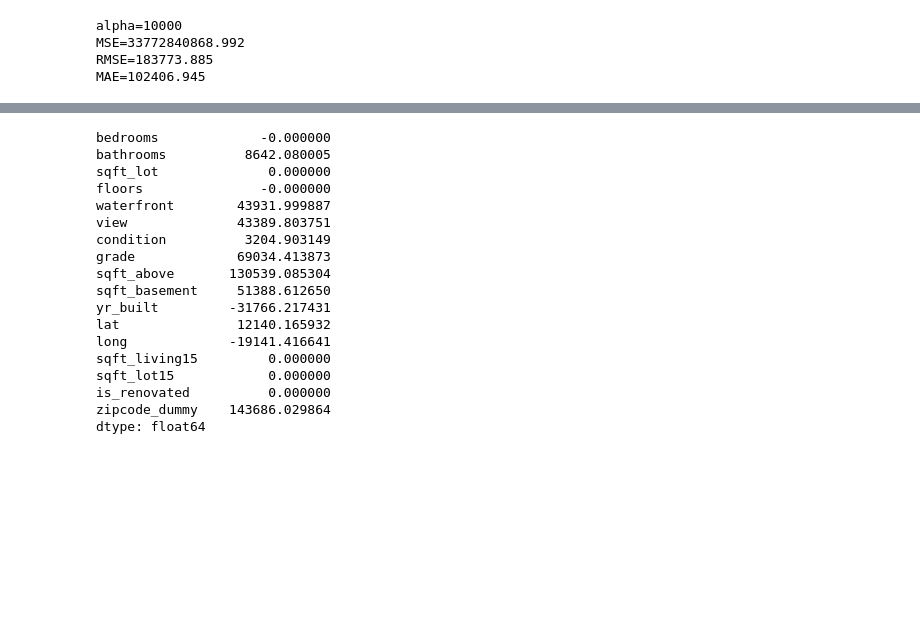
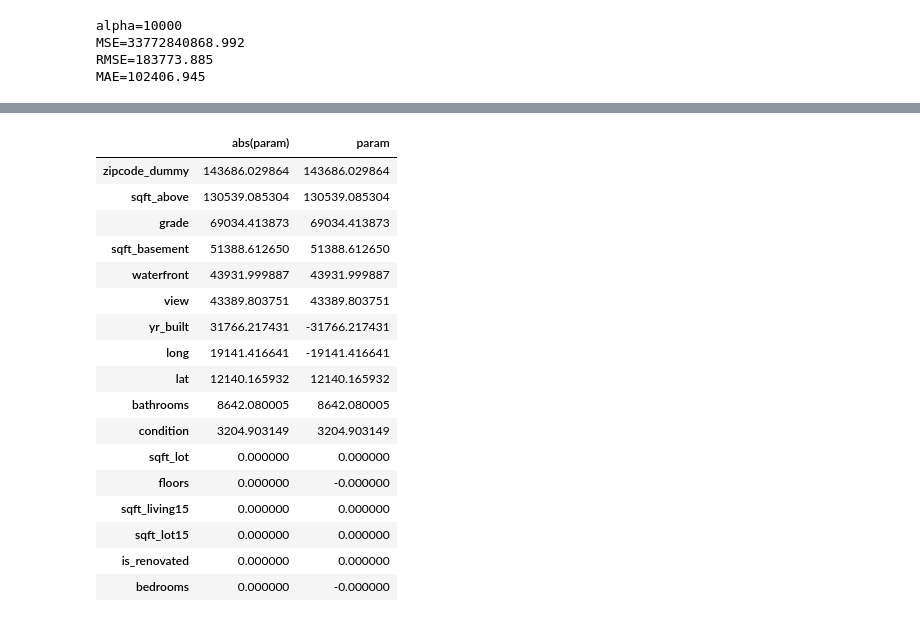
Before and after one commit to noymer/housesalesprediction, a Jupyter notebook: 中間_DAY5.ipynb, the cells around one changed output, grey strips where cells are left out. Drawn from its saved outputs; the diff is of its cells as text; code cells hidden in the pictures; blank space fills up the shorter version.

```diff
--- a/中間_DAY5.ipynb
+++ b/中間_DAY5.ipynb
@@ -337,21 +391,21 @@ MAE=102406.945
 # %%
-pd.Series(lasso.coef_, index=df_en.drop(columns=['id', 'price']).columns)
+pd.DataFrame({'param': lasso.coef_, 'abs(param)': abs(lasso.coef_)}, index=df_en.drop(columns=['id', 'price']).columns).sort_values(by=['abs(param)'], ascending=False)
 # %% [output]
-bedrooms             -0.000000
-bathrooms          8642.080005
-sqft_lot              0.000000
-floors               -0.000000
-waterfront        43931.999887
-view              43389.803751
-condition          3204.903149
-grade             69034.413873
-sqft_above       130539.085304
-sqft_basement     51388.612650
-yr_built         -31766.217431
-lat               12140.165932
-long             -19141.416641
-sqft_living15         0.000000
-sqft_lot15            0.000000
-is_renovated          0.000000
-zipcode_dummy    143686.029864
-dtype: float64
+|  | abs(param) | param |
+| zipcode_dummy | 143686.029864 | 143686.029864 |
+| sqft_above | 130539.085304 | 130539.085304 |
+| grade | 69034.413873 | 69034.413873 |
+| sqft_basement | 51388.612650 | 51388.612650 |
+| waterfront | 43931.999887 | 43931.999887 |
+| view | 43389.803751 | 43389.803751 |
+| yr_built | 31766.217431 | -31766.217431 |
+| long | 19141.416641 | -19141.416641 |
+| lat | 12140.165932 | 12140.165932 |
+| bathrooms | 8642.080005 | 8642.080005 |
+| condition | 3204.903149 | 3204.903149 |
+| sqft_lot | 0.000000 | 0.000000 |
+| floors | 0.000000 | -0.000000 |
+| sqft_living15 | 0.000000 | 0.000000 |
+| sqft_lot15 | 0.000000 | 0.000000 |
+| is_renovated | 0.000000 | 0.000000 |
+| bedrooms | 0.000000 | -0.000000 |
```
Also changed, not shown: parts of 11 cells of this notebook.
